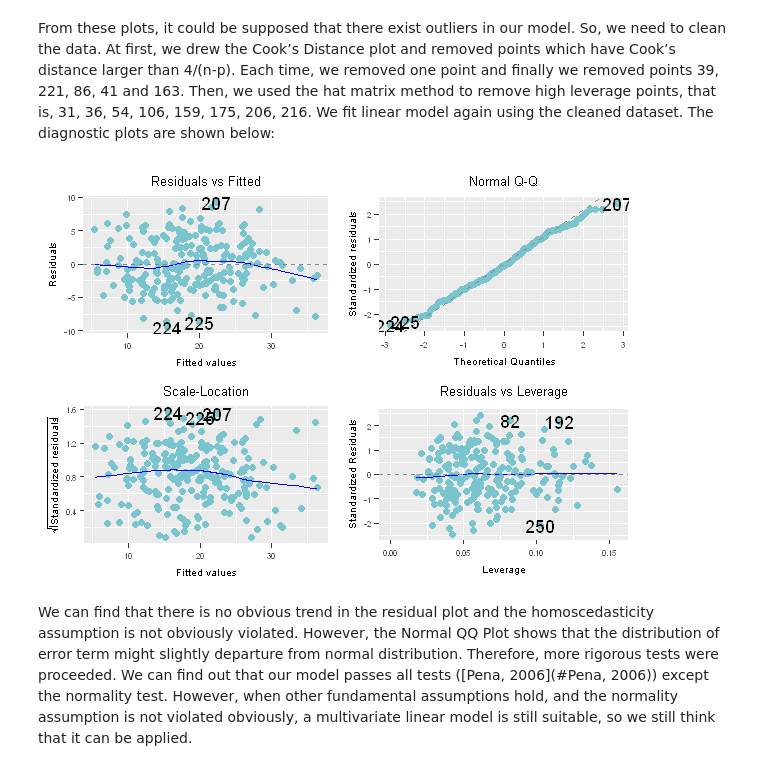
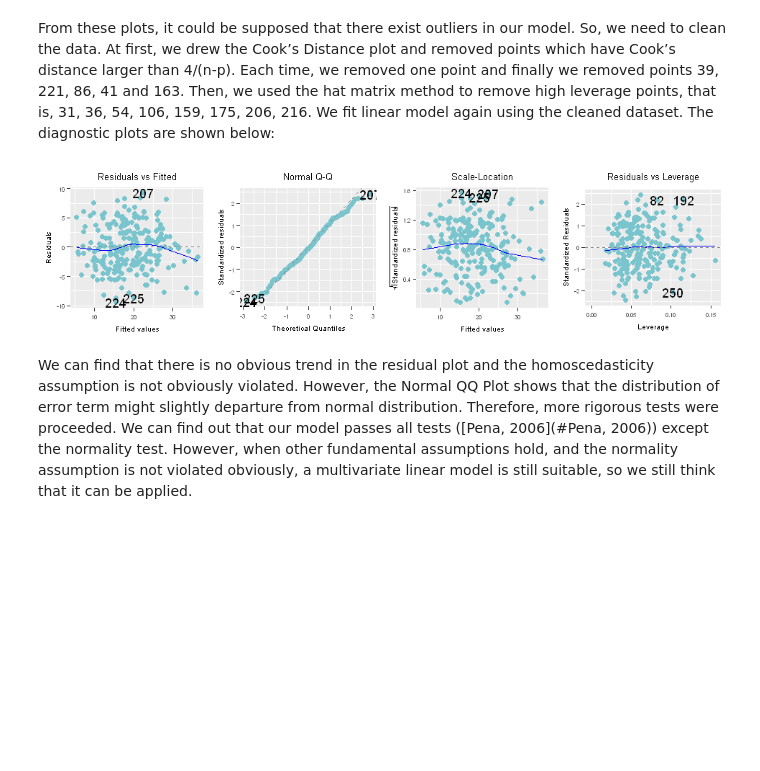
Before and after one commit to chilli0i0/628Groupwork1, a Jupyter notebook: Jupyter/TheFullNoteBook.ipynb, the cells around one changed output. Saved outputs shown, nothing was run; the diff lists cells and outputs as text; code cells hidden in the pictures; blank space fills up the shorter version.

```diff
--- a/Jupyter/TheFullNoteBook.ipynb
+++ b/Jupyter/TheFullNoteBook.ipynb
@@ -163,10 +154,11 @@ autoplot(model.raw,colour='cadetblue3')+theme(text = element_text(size=6),plot.t
 From these plots, it could be supposed that there exist outliers in our model. So, we need to clean the data. At first, we drew the Cook’s Distance plot and removed points which have Cook’s distance larger than 4/(n-p). Each time, we removed one point and finally we removed points 39, 221, 86, 41 and 163. Then, we used the hat matrix method to remove high leverage points, that is, 31, 36, 54, 106, 159, 175, 206, 216. We fit linear model again using the cleaned dataset. The diagnostic plots are shown below:
 # %%
 model.full <- lm(BODYFAT ~ ., data = data.3)
-options(repr.plot.width=5, repr.plot.height=3.5)
-autoplot(model.full,colour='cadetblue3')+theme(text = element_text(size=6),plot.title = element_text(hjust = 0.5,size=8))
+options(repr.plot.width=8, repr.plot.height=2)
+par(mfrow=c(1,4))
+autoplot(model.full,colour='cadetblue3',nrow=1,ncol=4)+theme(text = element_text(size=6),plot.title = element_text(hjust = 0.5,size=8))
 # %% [output]
-[figure, old version]
+[figure, new version]
 # %% [markdown]
 We can find that there is no obvious trend in the residual plot and the homoscedasticity assumption is not obviously violated. However, the Normal QQ Plot shows that the distribution of error term might slightly departure from normal distribution. Therefore, more rigorous tests were proceeded. We can find out that our model passes all tests ([Pena, 2006](#Pena, 2006)) except the normality test. However, when other fundamental assumptions hold, and the normality assumption is not violated obviously, a multivariate linear model is still suitable, so we still think that it can be applied.
 # %%
```
Also changed, not shown: parts of 11 cells of this notebook, 1 other file.
